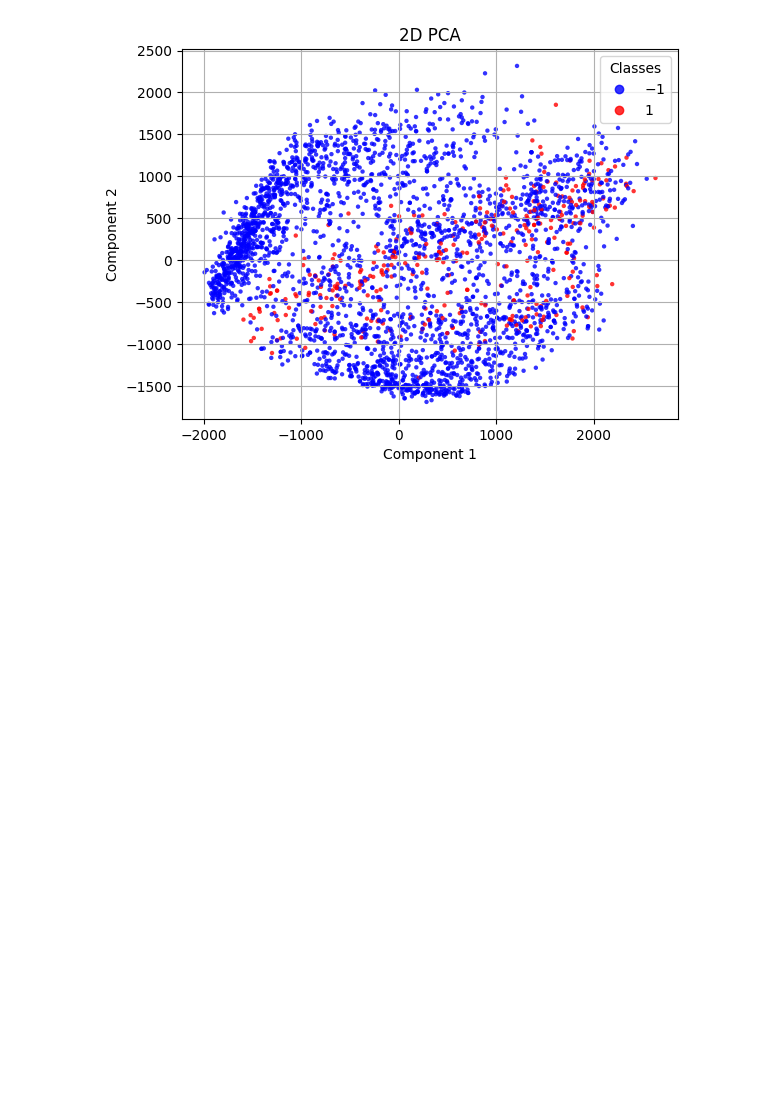
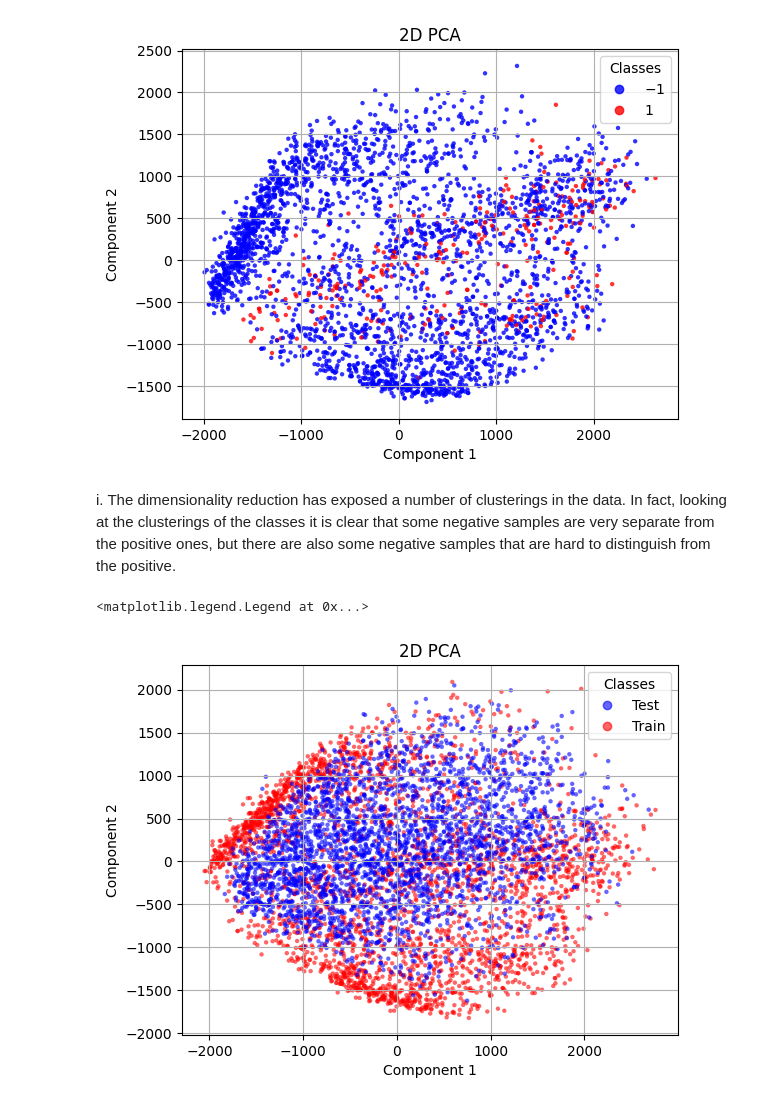
Before and after one commit to brendanbennett/CS909, a Jupyter notebook: 2024/A1/assignment1.ipynb, the cells around one changed output. Cells and saved outputs as stored; diff of their text form; code cells hidden in the pictures; blank space fills up the shorter version.

```diff
--- a/2024/A1/assignment1.ipynb
+++ b/2024/A1/assignment1.ipynb
@@ -576,3 +602,39 @@ ax.legend(*scatter.legend_elements(), title="Classes")
 plt.show()
 # %% [output]
 [figure]
+# %% [markdown]
+i. The dimensionality reduction has exposed a number of clusterings in the data. In fact, looking at the clusterings of the classes it is clear that some negative samples are very separate from the positive ones, but there are also some negative samples that are hard to distinguish from the positive.
+# %%
+Xall = np.concatenate((Xtrain, Xtest))
+# Y test has label -1, Y train has label 1
+Ylabel_test_train = np.concatenate(
+    (np.full(len(Ytrain), 1), np.full(len(Xtest), -1))
+)
+
+pca = PCA(n_components=num_components)
+pca.fit(Xall)
+projected = pca.transform(Xall)
+
+fig, ax = plt.subplots()
+scatter = ax.scatter(
+    projected[:, 0],
+    projected[:, 1],
+    c=Ylabel_test_train,
+    cmap="bwr",
+    edgecolor="none",
+    alpha=0.6,
+    s=10,
+)
+ax.set_title("2D PCA")
+ax.set_xlabel("Component 1")
+ax.set_ylabel("Component 2")
+ax.grid(True)
+legend_map = {-1: "Test", 1: "Train"}
+elts = (
+    scatter.legend_elements(num=2)[0][0],
+    scatter.legend_elements(num=2)[0][2],
+)
+ax.legend(handles=elts, labels=["Test", "Train"], title="Classes")
+# %% [output]
+<matplotlib.legend.Legend at 0x...>
+[figure, added]
```
Also changed, not shown: parts of 22 cells of this notebook, 1 other file.
